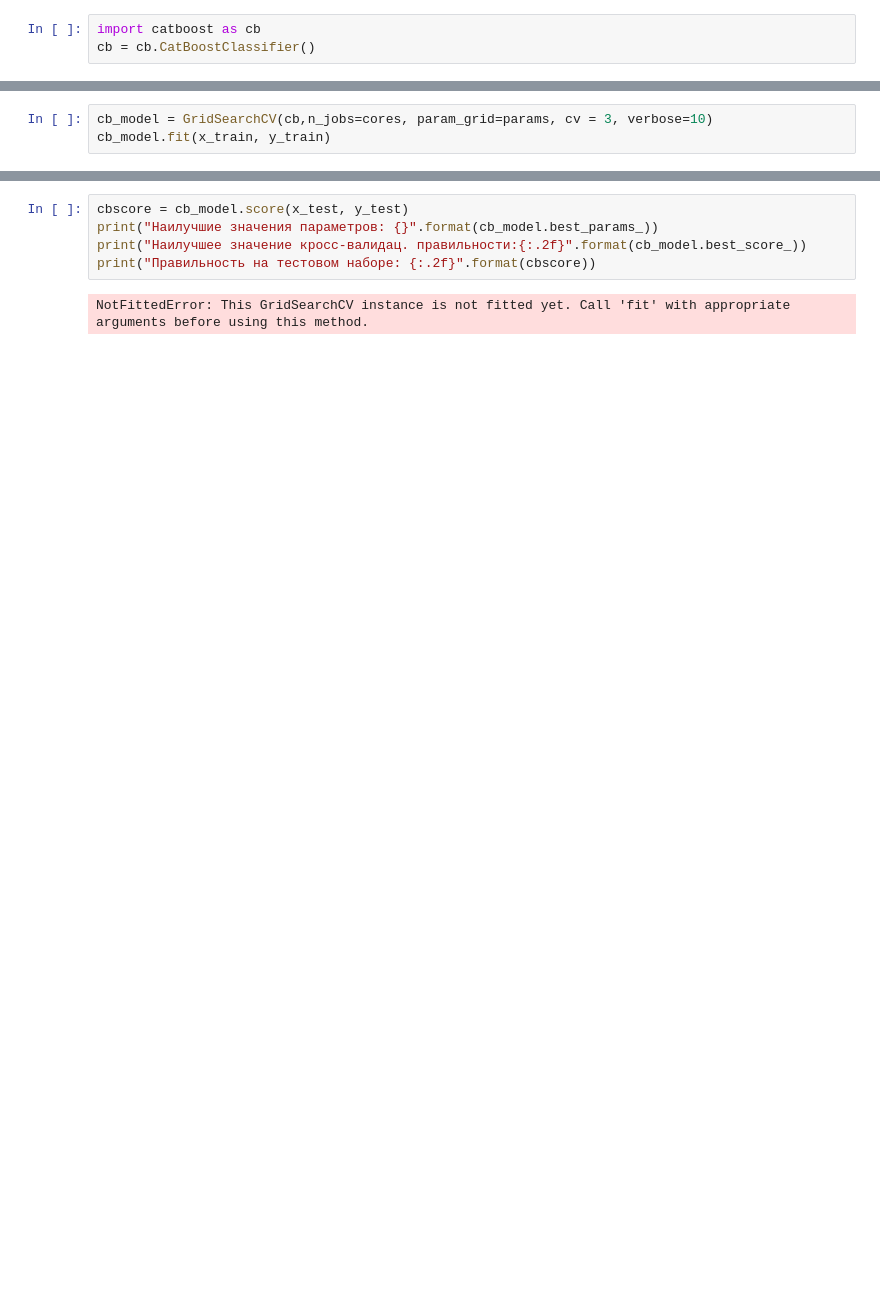
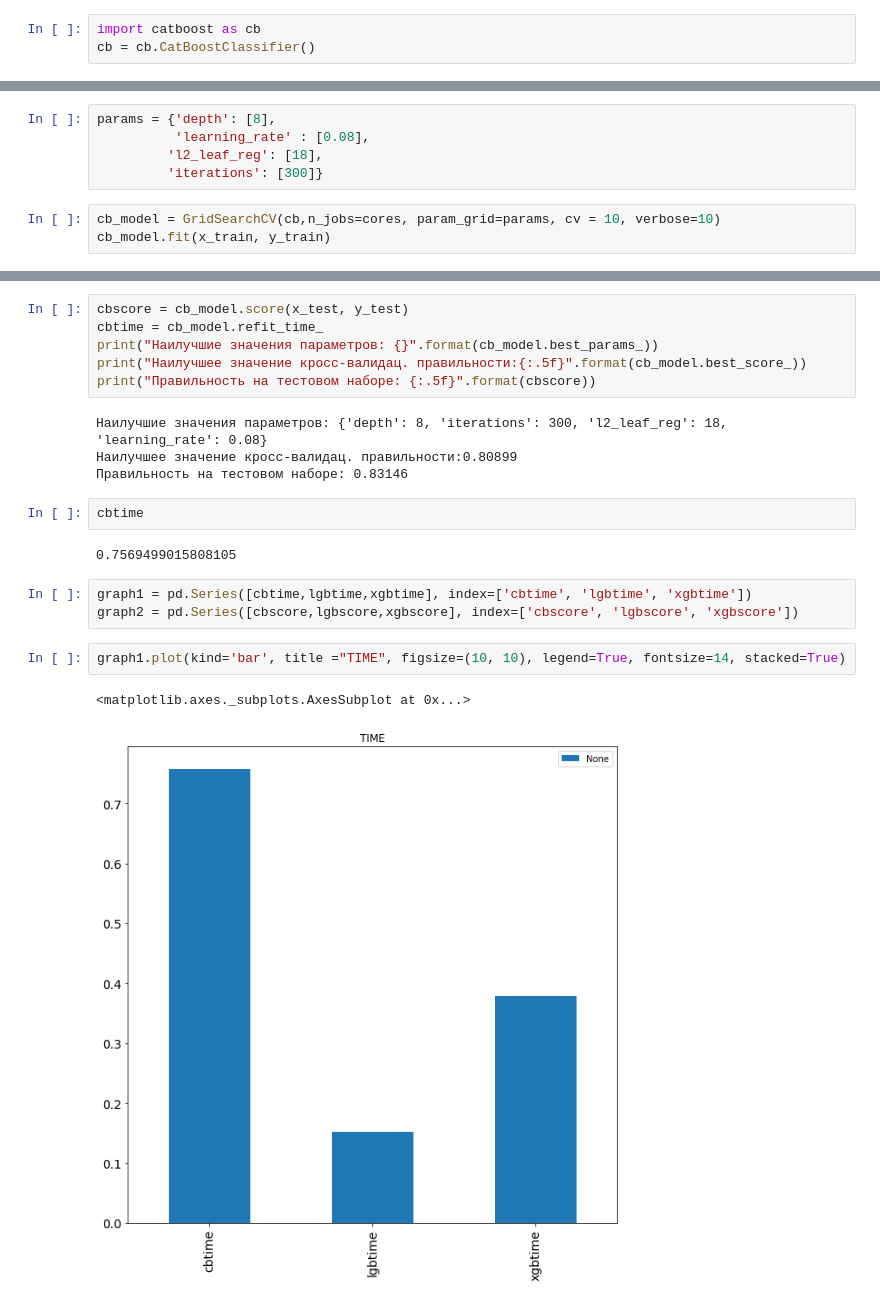
Before and after one commit to emedvedev97/python.lab5, a Jupyter notebook: Untitled.ipynb, the cells around one changed output, grey strips where cells are left out. Drawn from its saved outputs; the diff is of its cells as text; blank space fills up the shorter version.

```diff
--- a/Untitled.ipynb
+++ b/Untitled.ipynb
@@ -152,4 +144,9 @@ params = {'depth': [4, 7, 10,13,16],
+# %%
+params = {'depth': [8],
+          'learning_rate' : [0.08],
+         'l2_leaf_reg': [18],
+         'iterations': [300]}
 # %%
-cb_model = GridSearchCV(cb,n_jobs=cores, param_grid=params, cv = 3, verbose=10)
+cb_model = GridSearchCV(cb,n_jobs=cores, param_grid=params, cv = 10, verbose=10)
 cb_model.fit(x_train, y_train)
 # %% [output]
@@ -157,7 +183,22 @@ NameError: name 'GridSearchCV' is not defined
 # %%
 cbscore = cb_model.score(x_test, y_test)
+cbtime = cb_model.refit_time_
 print("Наилучшие значения параметров: {}".format(cb_model.best_params_))
-print("Наилучшее значение кросс-валидац. правильности:{:.2f}".format(cb_model.best_score_))
-print("Правильность на тестовом наборе: {:.2f}".format(cbscore))
+print("Наилучшее значение кросс-валидац. правильности:{:.5f}".format(cb_model.best_score_))
+print("Правильность на тестовом наборе: {:.5f}".format(cbscore))
 # %% [output]
-NotFittedError: This GridSearchCV instance is not fitted yet. Call 'fit' with appropriate arguments before using this method.
+Наилучшие значения параметров: {'depth': 8, 'iterations': 300, 'l2_leaf_reg': 18, 'learning_rate': 0.08}
+Наилучшее значение кросс-валидац. правильности:0.80899
+Правильность на тестовом наборе: 0.83146
+# %%
+cbtime
+# %% [output]
+0.7569499015808105
+# %%
+graph1 = pd.Series([cbtime,lgbtime,xgbtime], index=['cbtime', 'lgbtime', 'xgbtime'])
+graph2 = pd.Series([cbscore,lgbscore,xgbscore], index=['cbscore', 'lgbscore', 'xgbscore'])
+# %%
+graph1.plot(kind='bar', title ="TIME", figsize=(10, 10), legend=True, fontsize=14, stacked=True)
+# %% [output]
+<matplotlib.axes._subplots.AxesSubplot at 0x...>
+[figure, added]
```
Also changed, not shown: parts of 19 cells of this notebook.
